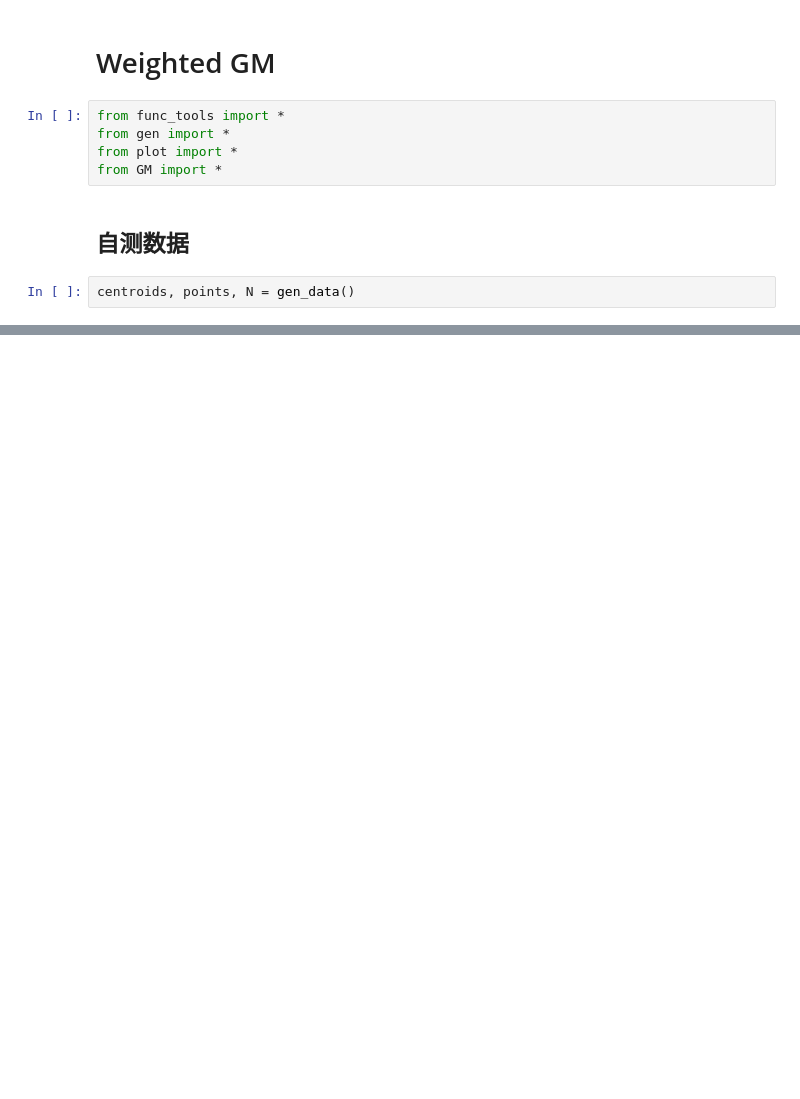
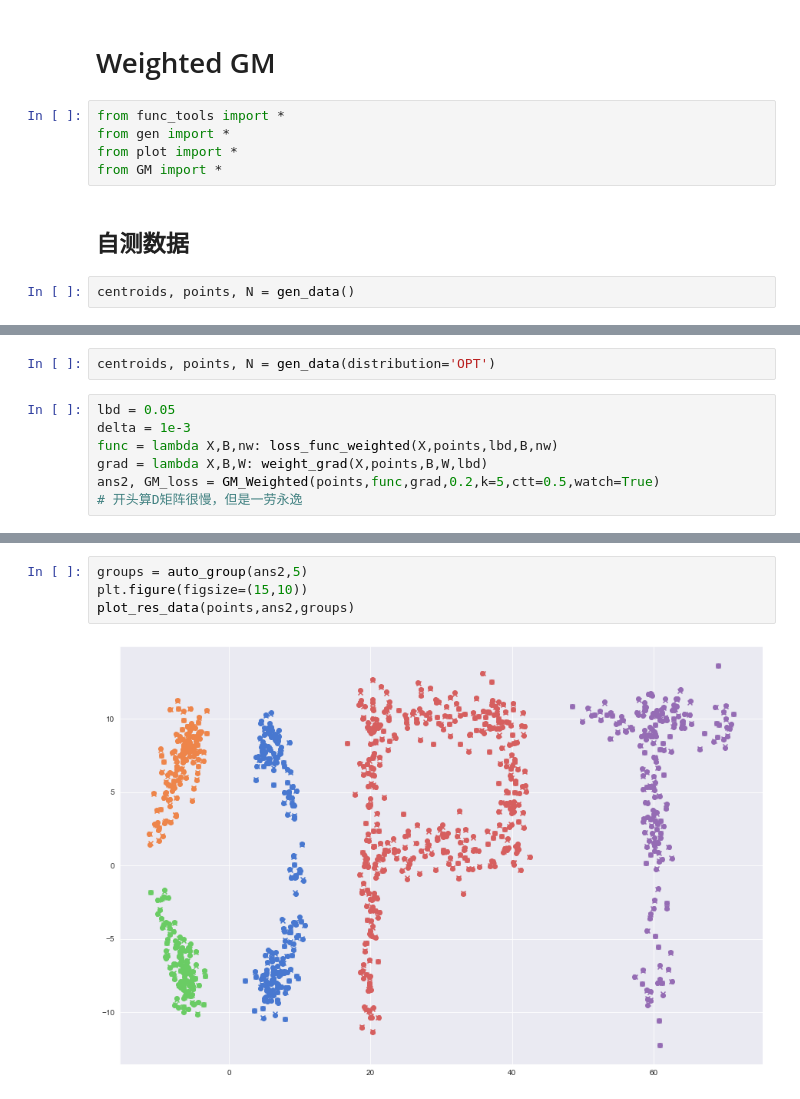
Before and after one commit to QSCTech-Sange/Optimization_Project, a Jupyter notebook: Weighted_GM.ipynb, the cells around one changed output, grey strips where cells are left out. Drawn from its saved outputs; the diff is of its cells as text; blank space fills up the shorter version.

Commit message:
add GM OPT data

```diff
--- a/Weighted_GM.ipynb
+++ b/Weighted_GM.ipynb
@@ -23,0 +26,9 @@ plot_res_data(points,ans2,groups)
+# %%
+centroids, points, N = gen_data(distribution='OPT')
+# %%
+lbd = 0.05
+delta = 1e-3
+func = lambda X,B,nw: loss_func_weighted(X,points,lbd,B,nw)
+grad = lambda X,B,W: weight_grad(X,points,B,W,lbd)
+ans2, GM_loss = GM_Weighted(points,func,grad,0.2,k=5,ctt=0.5,watch=True)
+# 开头算D矩阵很慢，但是一劳永逸
@@ -23,0 +54,6 @@ plot_res_data(points,ans2,groups)
+# %%
+groups = auto_group(ans2,5)
+plt.figure(figsize=(15,10))
+plot_res_data(points,ans2,groups)
+# %% [output]
+[figure, added]
```
Also changed, not shown: parts of 4 cells of this notebook.
